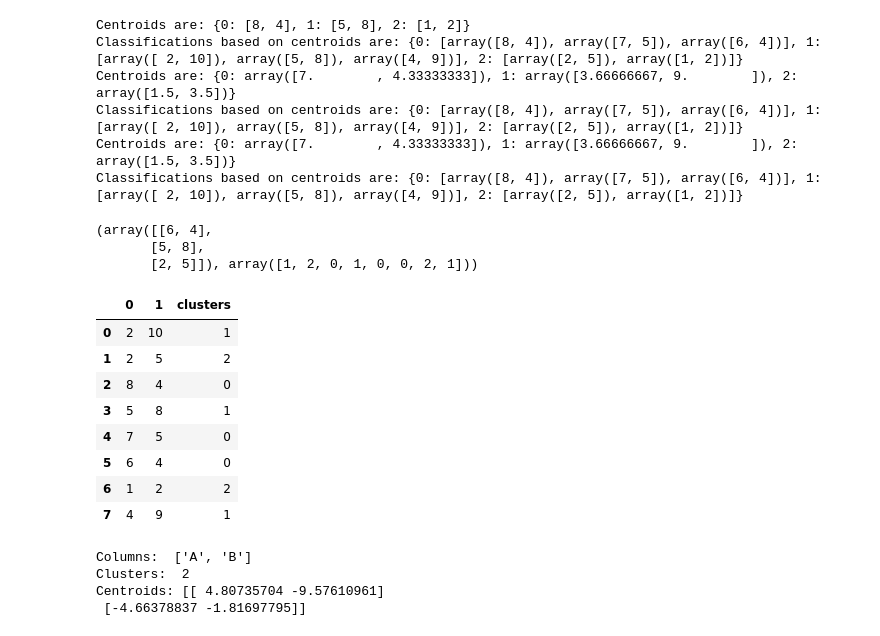
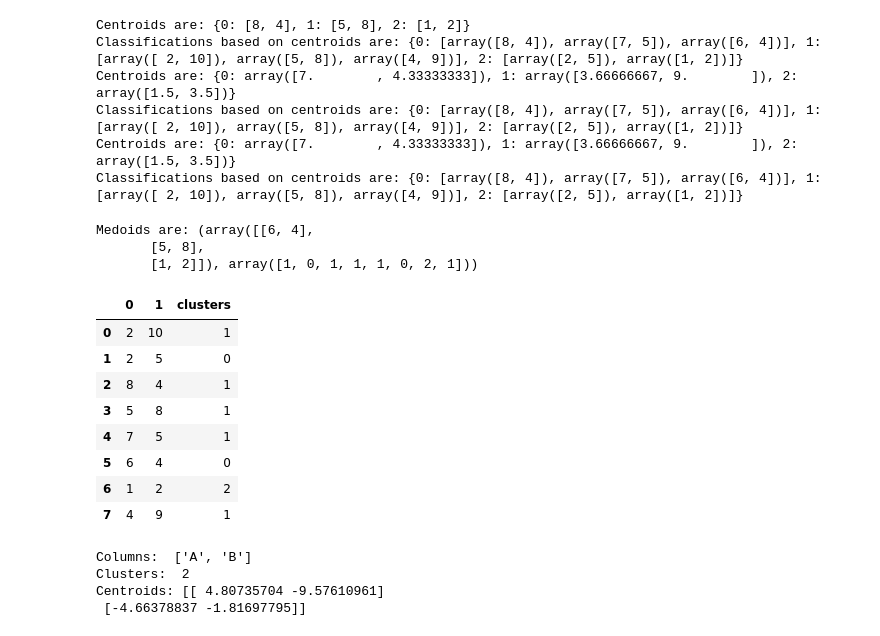
Before and after one commit to subha9542/Datamining, a Jupyter notebook: Datamining_HW8.ipynb, the cells around one changed output. Drawn from its saved outputs; the diff is of its cells as text; code cells hidden in the pictures.

```diff
--- a/Datamining_HW8.ipynb
+++ b/Datamining_HW8.ipynb
@@ -62,7 +62,7 @@ from mpl_toolkits.mplot3d import Axes3D
 from sklearn import datasets
 from sklearn.decomposition import PCA
 
-medoids_initial  = np.array([[8, 4], [5, 8], [1, 2]])
+medoids_initial  = np.array([[2, 5], [5, 8], [1, 2]])
 datapoints = np.array([[2,10],[2,5],[8,4],[5,8],[7,5],[6,4],[1,2],[4,9]])
 data = pd.DataFrame(datapoints)
 
@@ -123,39 +123,39 @@ def kmedoids(X, k, p, starting_medoids=None, max_steps=1):
     if starting_medoids is None:
         medoids = init_medoids(X, k)
     else:
         medoids = starting_medoids
 
     converged = False
     labels = np.zeros(len(X))
     i = 1
     while (not converged) and (i <= max_steps):
         old_medoids = medoids.copy()
 
         S = compute_d_p(X, medoids, p)
 
         labels = assign_labels(S)
 
         medoids = update_medoids(X, medoids, p)
 
         converged = has_converged(old_medoids, medoids)
         i += 1
     return (medoids,labels)
 
 results = kmedoids(datapoints, 3, 2,medoids_initial)
 final_medoids = results[0]
 data['clusters'] = results[1]
 print('Medoids are:',results)
 data
 # %% [output]
-(array([[6, 4],
+Medoids are: (array([[6, 4],
        [5, 8],
-       [2, 5]]), array([1, 2, 0, 1, 0, 0, 2, 1]))
+       [1, 2]]), array([1, 0, 1, 1, 1, 0, 2, 1]))
 |  | 0 | 1 | clusters |
 | 0 | 2 | 10 | 1 |
-| 1 | 2 | 5 | 2 |
-| 2 | 8 | 4 | 0 |
+| 1 | 2 | 5 | 0 |
+| 2 | 8 | 4 | 1 |
 | 3 | 5 | 8 | 1 |
-| 4 | 7 | 5 | 0 |
+| 4 | 7 | 5 | 1 |
 | 5 | 6 | 4 | 0 |
 | 6 | 1 | 2 | 2 |
 | 7 | 4 | 9 | 1 |
```
